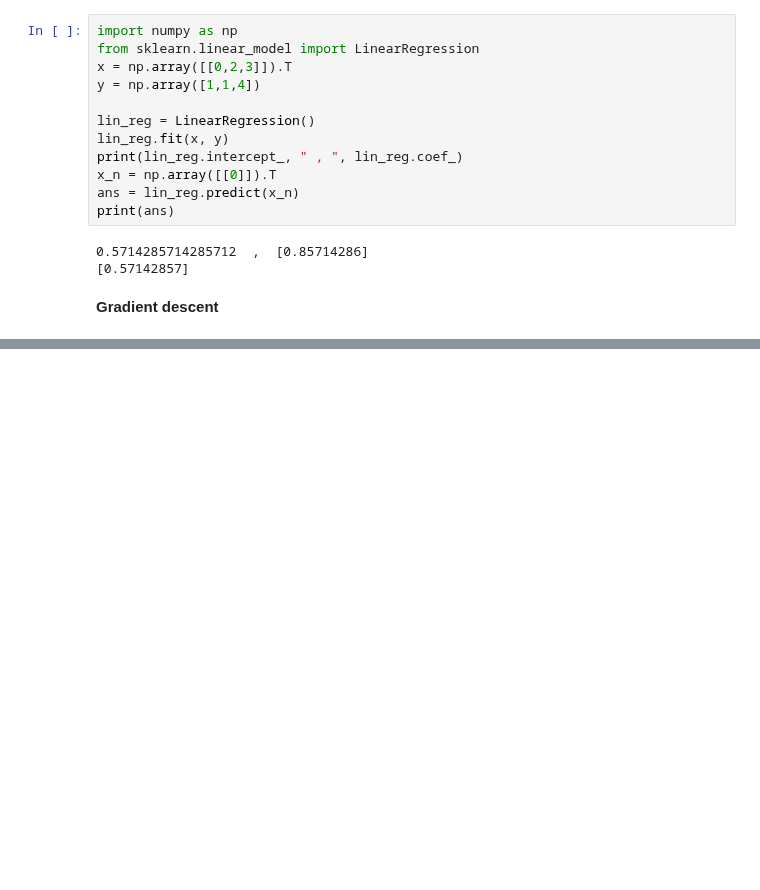
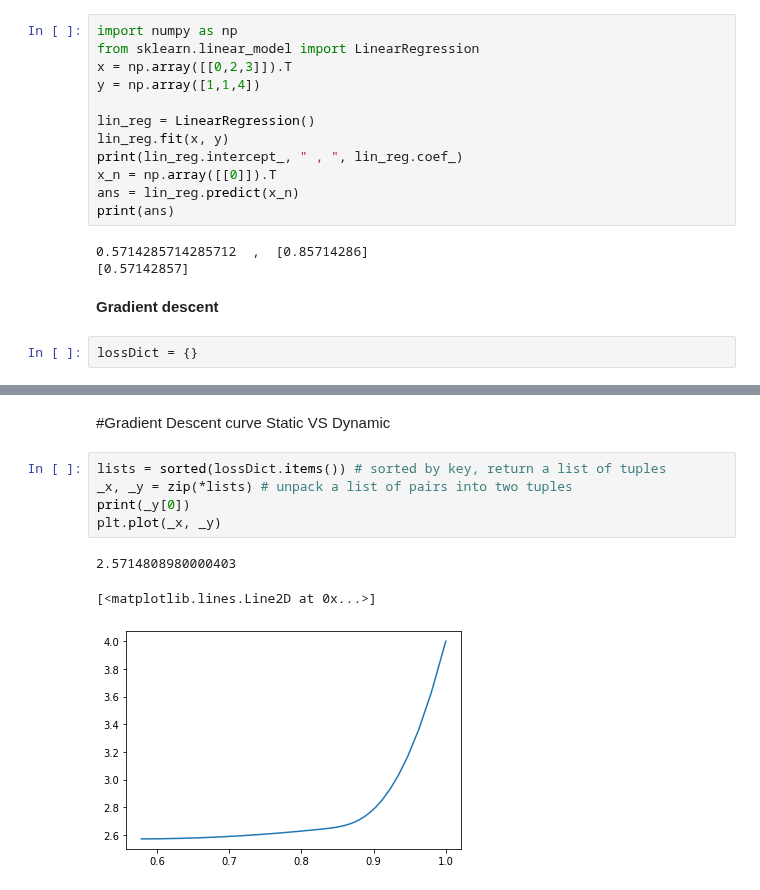
Before and after one commit to ekaratnida/Applied-machine-learning, a Jupyter notebook: Week02-LR/Lab1.ipynb, the cells around one changed output, grey strips where cells are left out. Cells and saved outputs as stored; diff of their text form; blank space fills up the shorter version.

```diff
--- a/Week02-LR/Lab1.ipynb
+++ b/Week02-LR/Lab1.ipynb
@@ -44,6 +46,8 @@ print(ans)
 [0.57142857]
 # %% [markdown]
 **Gradient descent**
+# %%
+lossDict = {}
 # %%
 import numpy as np
 import random
@@ -130,2 +139,13 @@ theta0 = [0.56447875] theta1 = [0.86002157]
 intercept = 0.5714285714285714 slope = 0.8571428571428571
 [figure]
+# %% [markdown]
+#Gradient Descent curve Static VS Dynamic
+# %%
+lists = sorted(lossDict.items()) # sorted by key, return a list of tuples
+_x, _y = zip(*lists) # unpack a list of pairs into two tuples
+print(_y[0])
+plt.plot(_x, _y)
+# %% [output]
+2.5714808980000403
+[<matplotlib.lines.Line2D at 0x...>]
+[figure, added]
```
Also changed, not shown: parts of 3 cells of this notebook.
